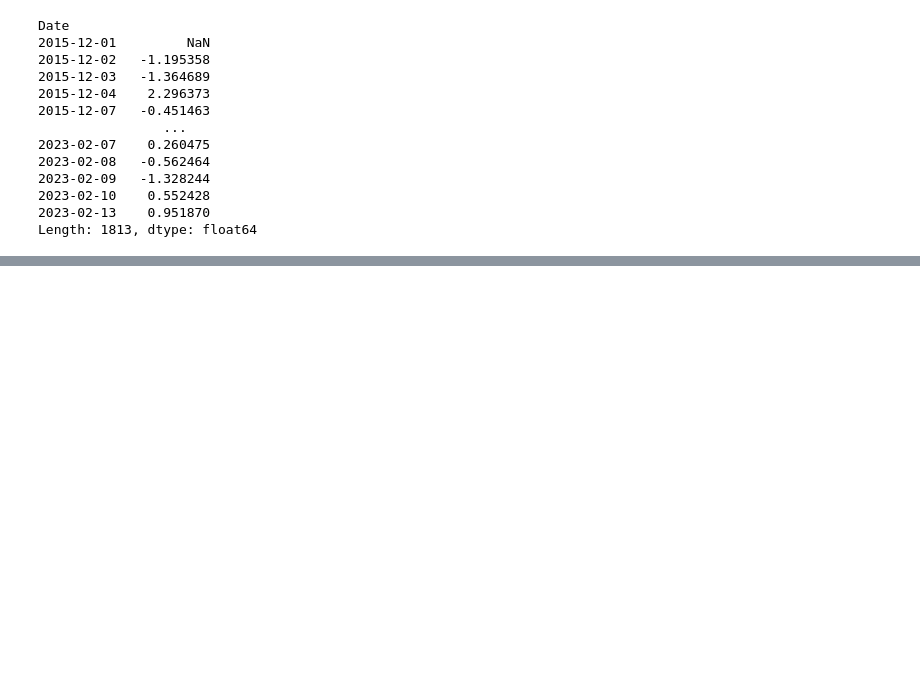
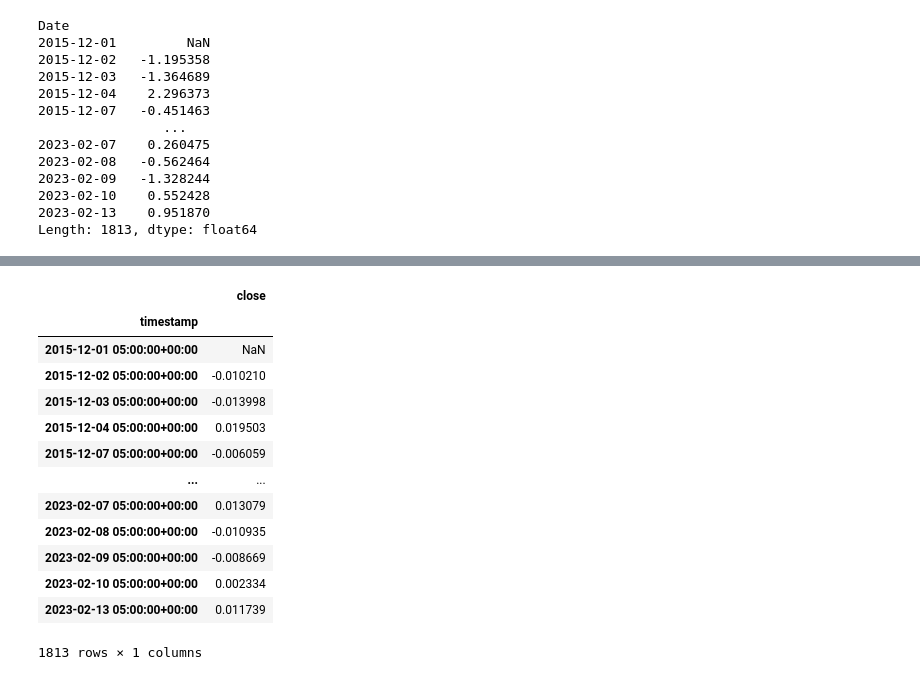
Before and after one commit to omarmoreta/Fintech_Project_1, a Jupyter notebook: Resources/Portfolio_Setup.ipynb, the cells around one changed output, grey strips where cells are left out. Cells and saved outputs as stored; diff of their text form; code cells hidden in the pictures; blank space fills up the shorter version.

```diff
--- a/Resources/Portfolio_Setup.ipynb
+++ b/Resources/Portfolio_Setup.ipynb
@@ -358,0 +336,18 @@ TypeError: unsupported operand type(s) for +: 'int' and 'list'
+# %%
+S_and_P = "SPY"
+df_S_and_P = api.get_bars(
+    S_and_P,
+    timeframe,
+    start=start_date,
+    end=end_date
+).df
+
+
+df_S_and_P.head()
+
+
+df_S_and_P = df_S_and_P[["close"]]
+
+
+
+df_S_and_P.head()
@@ -358,0 +362,18 @@ TypeError: unsupported operand type(s) for +: 'int' and 'list'
+# %%
+S_and_P_daily_returns = df_S_and_P.pct_change()
+S_and_P_daily_returns
+# %% [output]
+|  | close |
+| timestamp |  |
+| 2015-12-01 05:00:00+00:00 | NaN |
+| 2015-12-02 05:00:00+00:00 | -0.010210 |
+| 2015-12-03 05:00:00+00:00 | -0.013998 |
+| 2015-12-04 05:00:00+00:00 | 0.019503 |
+| 2015-12-07 05:00:00+00:00 | -0.006059 |
+| ... | ... |
+| 2023-02-07 05:00:00+00:00 | 0.013079 |
+| 2023-02-08 05:00:00+00:00 | -0.010935 |
+| 2023-02-09 05:00:00+00:00 | -0.008669 |
+| 2023-02-10 05:00:00+00:00 | 0.002334 |
+| 2023-02-13 05:00:00+00:00 | 0.011739 |
+1813 rows × 1 columns
```
Also changed, not shown: parts of 10 cells of this notebook.
